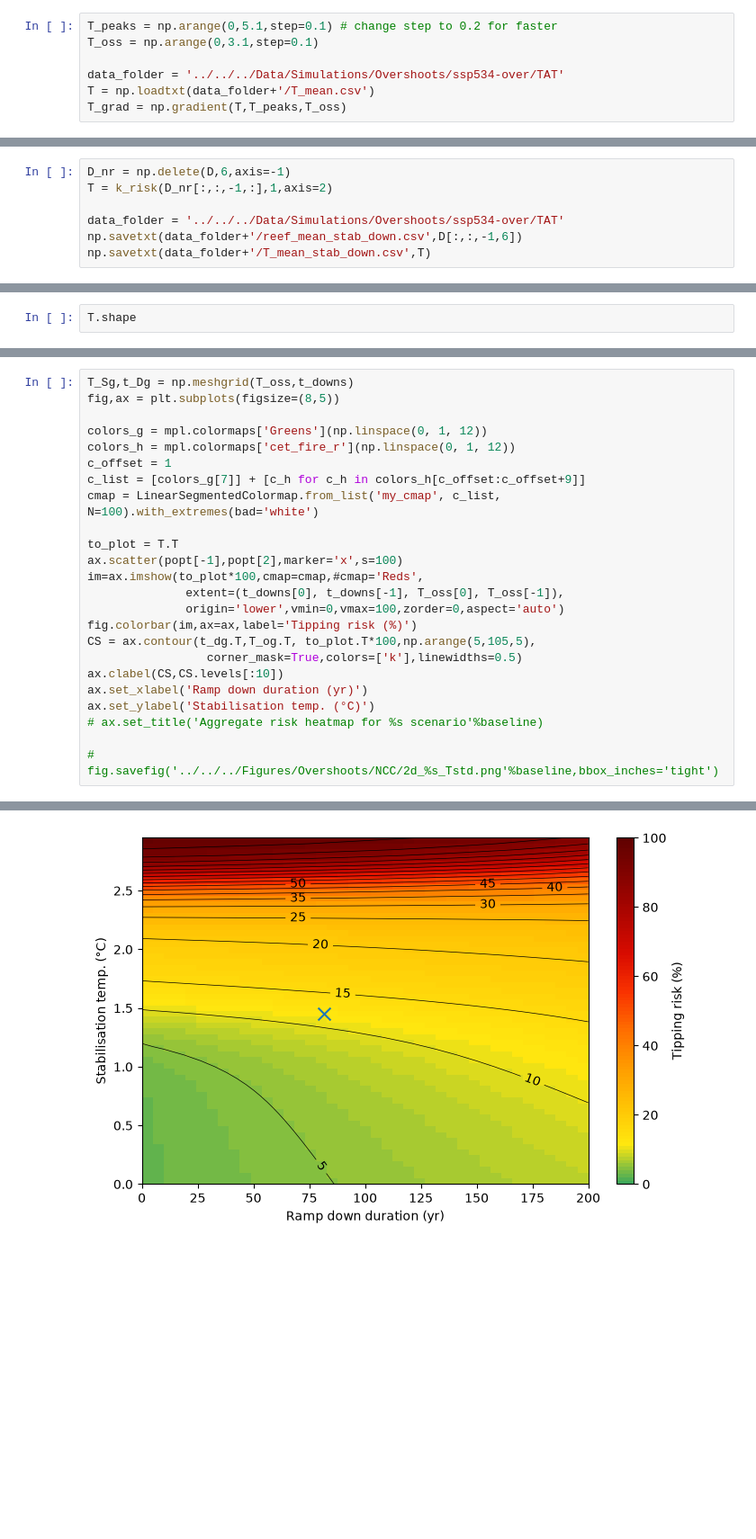
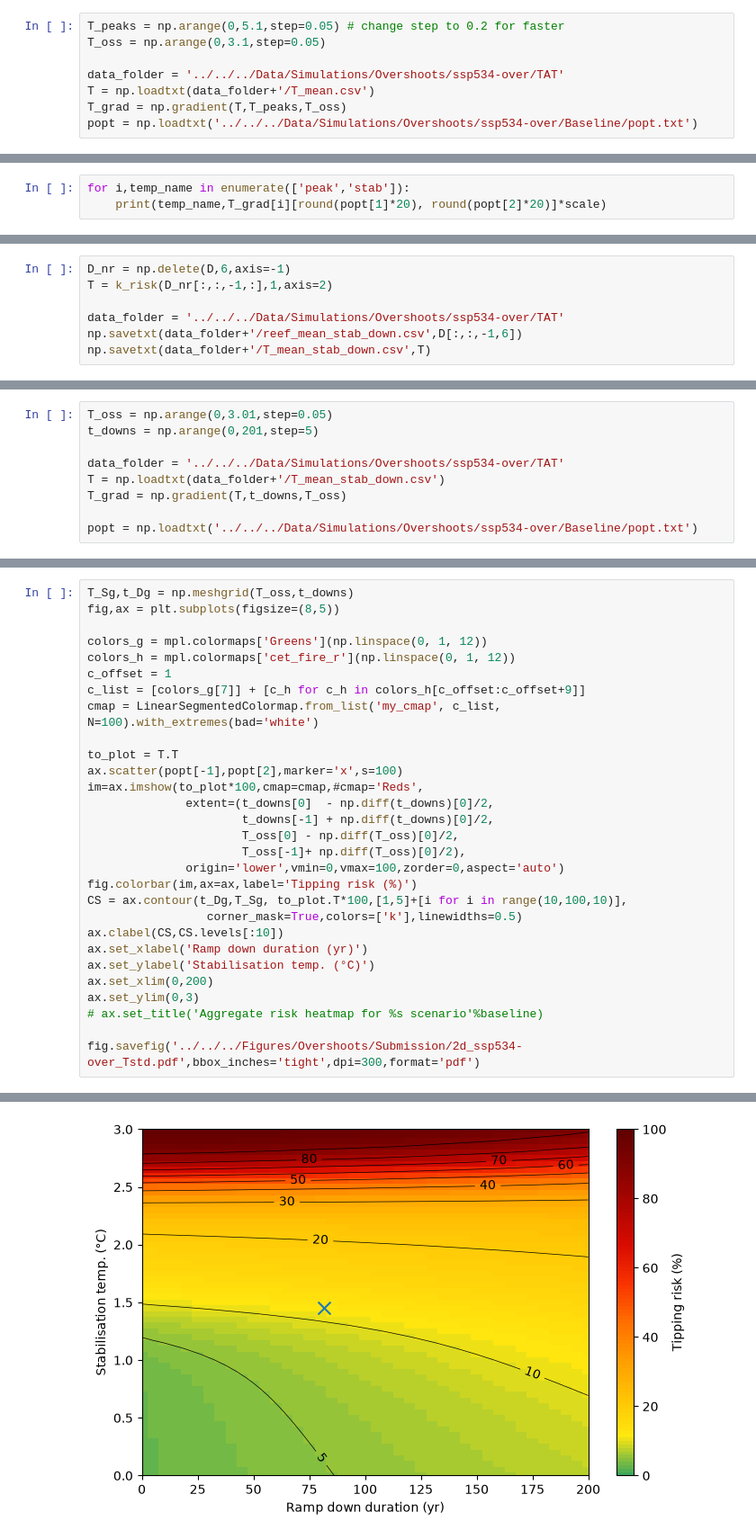
Before and after one commit to JBara97/NMaCh-TP, a Jupyter notebook: Code/Notebooks/Overshoots/3 - 2D sensitivity.ipynb, the cells around one changed output, grey strips where cells are left out. Shown at 90% size. Cells and saved outputs as stored; diff of their text form; blank space fills up the shorter version.

```diff
--- a/Code/Notebooks/Overshoots/3 - 2D sensitivity.ipynb
+++ b/Code/Notebooks/Overshoots/3 - 2D sensitivity.ipynb
@@ -112,9 +112,10 @@ np.savetxt(data_folder+'/T_mean.csv',T)
 # %% [markdown]
 ## Plotting
 # %%
-T_peaks = np.arange(0,5.1,step=0.1) # change step to 0.2 for faster
-T_oss = np.arange(0,3.1,step=0.1)
+T_peaks = np.arange(0,5.1,step=0.05) # change step to 0.2 for faster
+T_oss = np.arange(0,3.1,step=0.05)
 
 data_folder = '../../../Data/Simulations/Overshoots/ssp534-over/TAT'
 T = np.loadtxt(data_folder+'/T_mean.csv')
 T_grad = np.gradient(T,T_peaks,T_oss)
+popt = np.loadtxt('../../../Data/Simulations/Overshoots/ssp534-over/Baseline/popt.txt')
@@ -220,0 +287,3 @@ plt.hist([np.log(100*0.1*T_grad[1].flatten())+6,np.log(100*0.1*T_grad[0].flatten
+# %%
+for i,temp_name in enumerate(['peak','stab']):
+    print(temp_name,T_grad[i][round(popt[1]*20), round(popt[2]*20)]*scale)
@@ -262,2 +336,9 @@ AR_popt = np.array([k_risk(D_nr[:,:,-1,:],k,axis=2)
 # %%
-T.shape
+T_oss = np.arange(0,3.01,step=0.05)
+t_downs = np.arange(0,201,step=5)
+
+data_folder = '../../../Data/Simulations/Overshoots/ssp534-over/TAT'
+T = np.loadtxt(data_folder+'/T_mean_stab_down.csv')
+T_grad = np.gradient(T,t_downs,T_oss)
+
+popt = np.loadtxt('../../../Data/Simulations/Overshoots/ssp534-over/Baseline/popt.txt')
@@ -276,15 +355,20 @@ cmap = LinearSegmentedColormap.from_list('my_cmap', c_list, N=100).with_extremes
 to_plot = T.T
 ax.scatter(popt[-1],popt[2],marker='x',s=100)
 im=ax.imshow(to_plot*100,cmap=cmap,#cmap='Reds',
-              extent=(t_downs[0], t_downs[-1], T_oss[0], T_oss[-1]),
+              extent=(t_downs[0]  - np.diff(t_downs)[0]/2,
+                      t_downs[-1] + np.diff(t_downs)[0]/2,
+                      T_oss[0] - np.diff(T_oss)[0]/2,
+                      T_oss[-1]+ np.diff(T_oss)[0]/2),
               origin='lower',vmin=0,vmax=100,zorder=0,aspect='auto')
 fig.colorbar(im,ax=ax,label='Tipping risk (%)')
-CS = ax.contour(t_dg.T,T_og.T, to_plot.T*100,np.arange(5,105,5),
+CS = ax.contour(t_Dg,T_Sg, to_plot.T*100,[1,5]+[i for i in range(10,100,10)],
                  corner_mask=True,colors=['k'],linewidths=0.5)
 ax.clabel(CS,CS.levels[:10])
 ax.set_xlabel('Ramp down duration (yr)')
 ax.set_ylabel('Stabilisation temp. (°C)')
+ax.set_xlim(0,200)
+ax.set_ylim(0,3)
 # ax.set_title('Aggregate risk heatmap for %s scenario'%baseline)
 
-# fig.savefig('../../../Figures/Overshoots/NCC/2d_%s_Tstd.png'%baseline,bbox_inches='tight')
+fig.savefig('../../../Figures/Overshoots/Submission/2d_ssp534-over_Tstd.pdf',bbox_inches='tight',dpi=300,format='pdf')
 # %% [output]
@@ -292 +375 @@ Text(0, 0.5, 'Stabilisation temp. (°C)')
-[figure, old version]
+[figure, new version]
```
Also changed, not shown: parts of 14 cells of this notebook, 4 other files.
